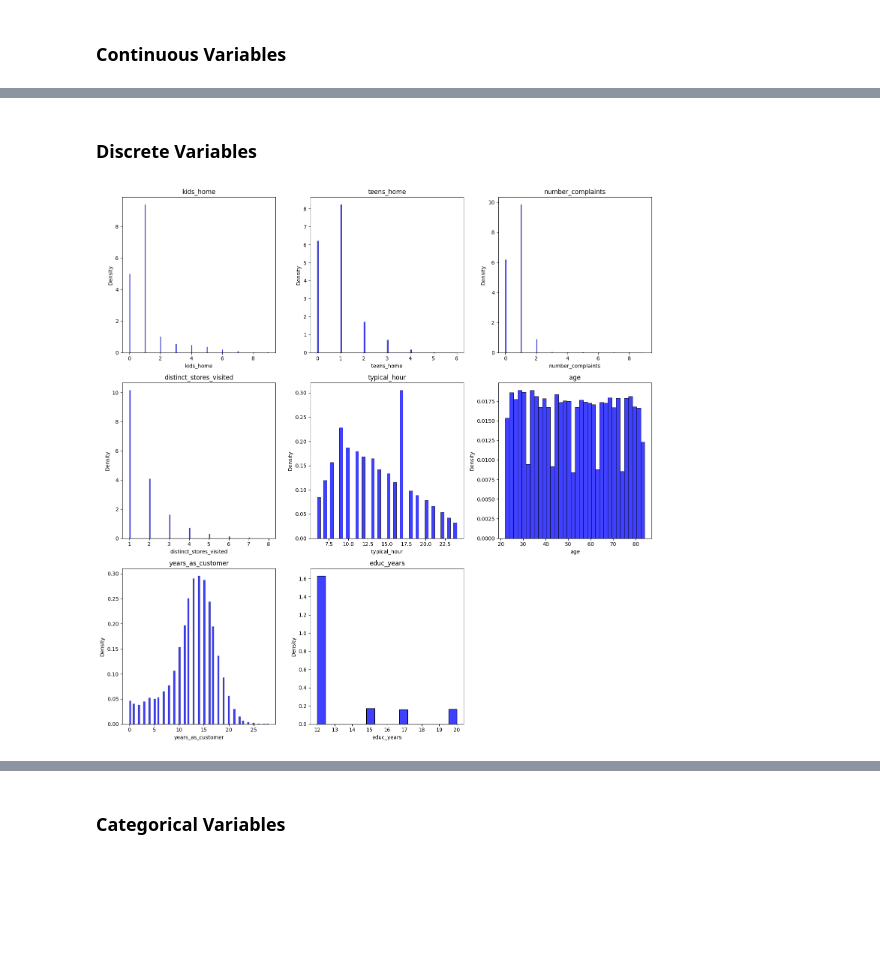
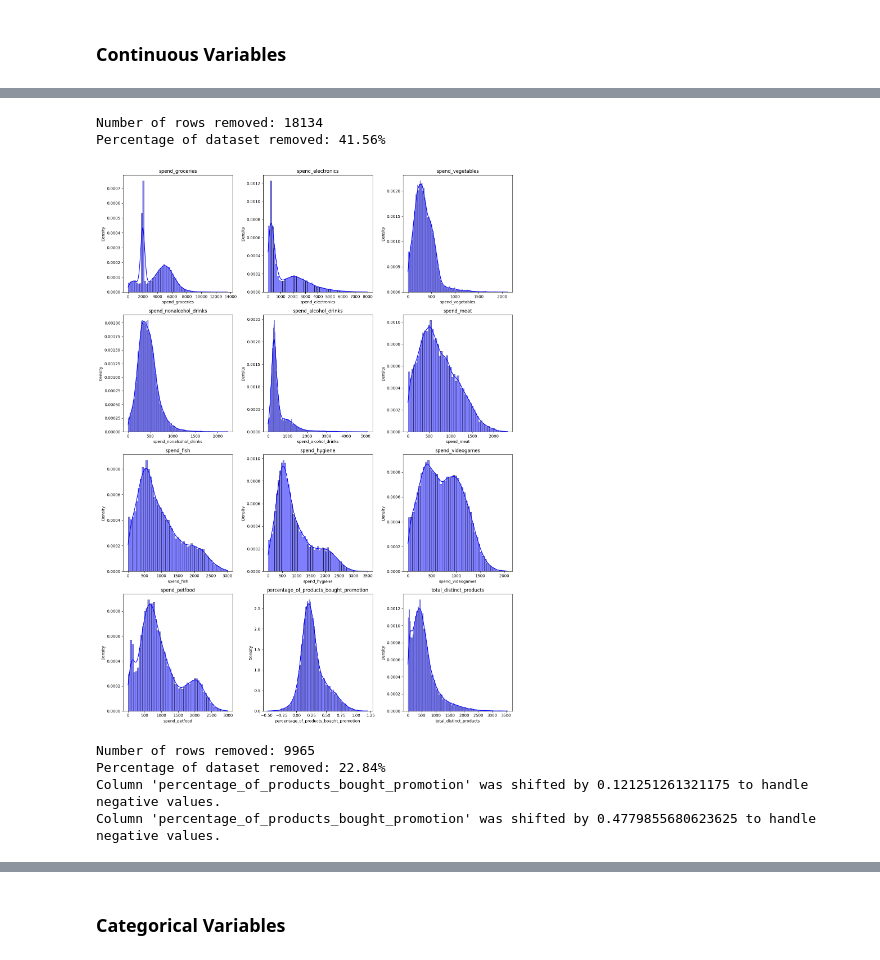
Before and after one commit to master-boda/Client-Segmentation-with-U-MAP-Embedding, a Jupyter notebook: src/preproc/eda.ipynb, the cells around one changed output, grey strips where cells are left out. Drawn from its saved outputs; the diff is of its cells as text; code cells hidden in the pictures; blank space fills up the shorter version.

Commit message:
outlier removal

```diff
--- a/src/preproc/eda.ipynb
+++ b/src/preproc/eda.ipynb
@@ -54,2 +62,0 @@ var_plotter(customer_info_log, customer_info_cont)
-# %% [markdown]
-### **Discrete Variables**
@@ -58,4 +63,23 @@ customer_info_disc = ['kids_home', 'teens_home', 'number_complaints', 'distinct_
-# %%
-var_plotter(customer_info_clean, customer_info_disc)
-# %% [output]
-[figure, removed]
+# %%
+threshold = {'spend_videogames' : (1,2200),
+          'spend_fish' : (1, 3000),
+          'spend_meat' : (3,3000),
+          'spend_electronics' : (0, 8000),
+          'spend_petfood' : (0, 4200),
+          }
+
+a, b = remove_outliers_manual(customer_info_clean, threshold)
+# %% [output]
+Number of rows removed: 18134
+Percentage of dataset removed: 41.56%
+# %%
+var_plotter(a, customer_info_cont)
+# %% [output]
+[figure, added]
+# %%
+clean, outliers = outlier_removal_unidimensional(customer_info_clean)
+# %% [output]
+Number of rows removed: 9965
+Percentage of dataset removed: 22.84%
+Column 'percentage_of_products_bought_promotion' was shifted by 0.121251261321175 to handle negative values.
+Column 'percentage_of_products_bought_promotion' was shifted by 0.4779855680623625 to handle negative values.
```
Also changed, not shown: parts of 15 cells of this notebook, 5 other files.
